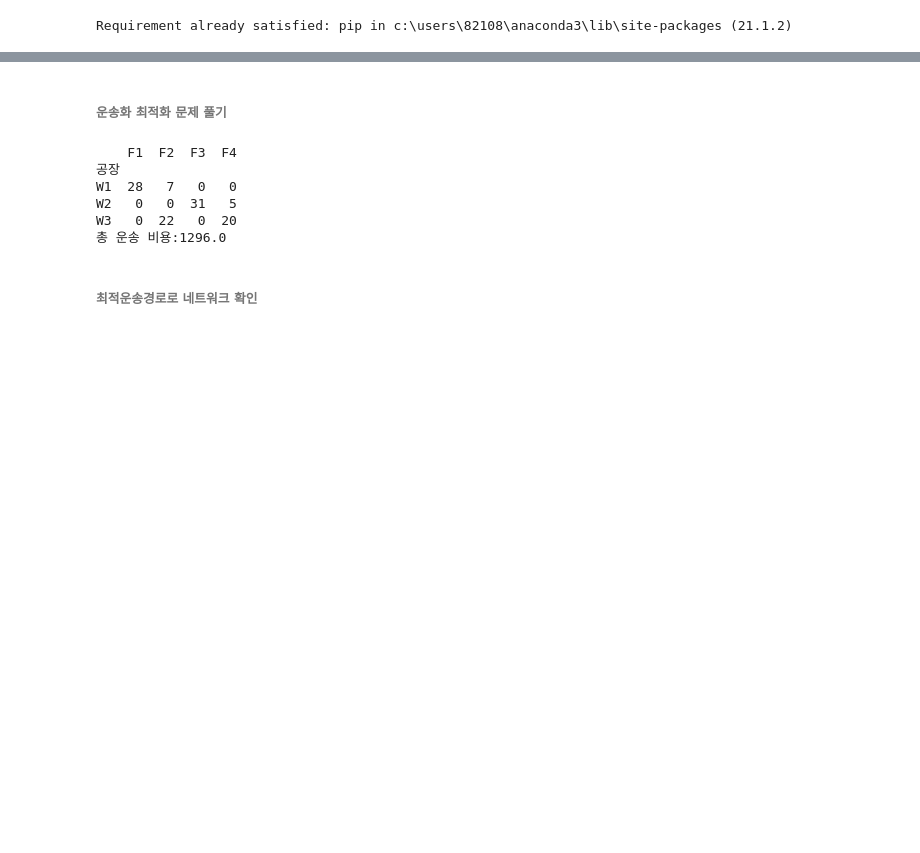
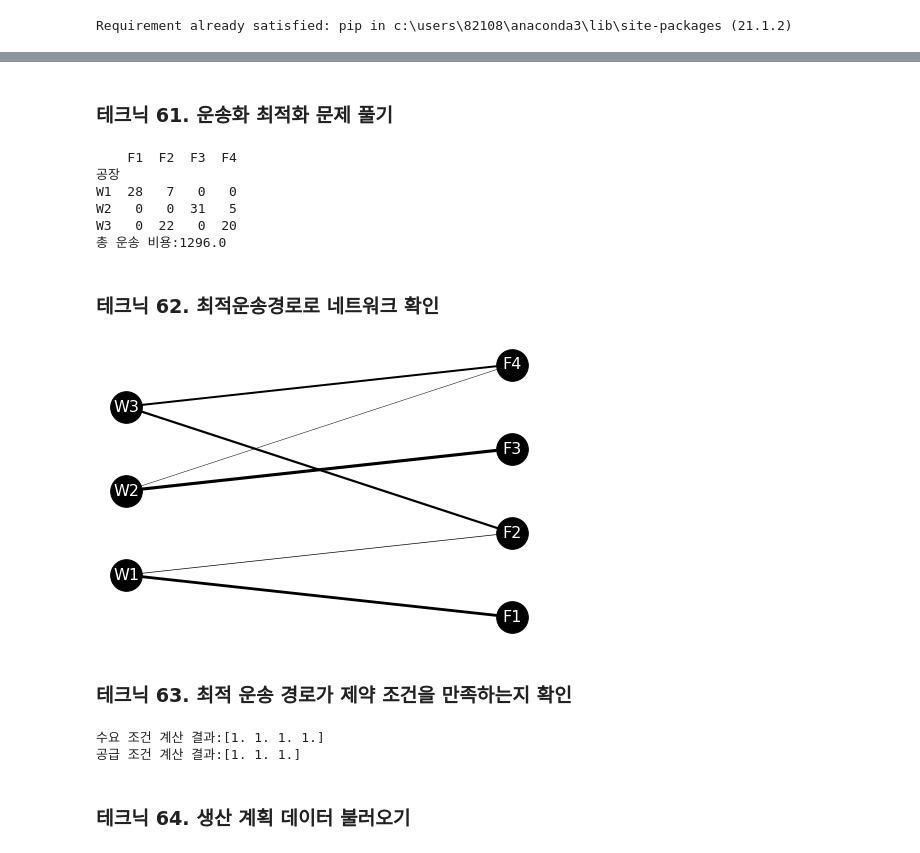
Before and after one commit to sohyun-alicia/dataAnalysisPython, a Jupyter notebook: chapter7/ch7_practice.ipynb, the cells around one changed output, grey strips where cells are left out. Drawn from its saved outputs; the diff is of its cells as text; code cells hidden in the pictures; blank space fills up the shorter version.

```diff
--- a/chapter7/ch7_practice.ipynb
+++ b/chapter7/ch7_practice.ipynb
@@ -26,5 +19,5 @@ pytest-astropy 0.8.0 requires pytest-filter-subpackage>=0.1, which is not instal
 # %% [markdown]
-###### 운송화 최적화 문제 풀기
+### 테크닉 61. 운송화 최적화 문제 풀기
 # %%
 import numpy as np
 import pandas as pd
@@ -72,33 +65,89 @@ W2   0   0  31   5
 W3   0  22   0  20
 총 운송 비용:1296.0
 # %% [markdown]
-###### 최적운송경로로 네트워크 확인
+### 테크닉 62. 최적운송경로로 네트워크 확인
 # %%
 import pandas as pd
 import numpy as np
 import matplotlib.pyplot as plt
 import networkx as nx
 
 # 데이터 불러오기
 df_tr = df_tr_sol.copy()
 df_pos = pd.read_csv('trans_route_pos.csv')
 
 # 객체 생성
 G = nx.Graph()
 
 # 노드 설정
 for i in range(len(df_pos.columns)):
     G.add_node(df_pos.columns[i])
 
 # 엣지 설정 & 엣지의 가중치 리스트화
 num_pre = 0
 edge_weights = []
 size = 0.1
 for i in range(len(df_pos.columns)):
     for j in range(len(df_pos.columns)):
         if not (i==j):
             # 엣지 추가
             G.add_edge(df_pos.columns[i],df_pos.columns[j])
             # 엣지 가중치 추가
             if num_pre<len(G.edges):
                 num_pre = len(G.edges)
+                weight = 0
+                if (df_pos.columns[i] in df_tr.columns)and(df_pos.columns[j] in df_tr.index):
+                    if df_tr[df_pos.columns[i]][df_pos.columns[j]]:
+                        weight = df_tr[df_pos.columns[i]][df_pos.columns[j]]*size
+                elif(df_pos.columns[j] in df_tr.columns)and(df_pos.columns[i] in df_tr.index):
+                    if df_tr[df_pos.columns[j]][df_pos.columns[i]]:
+                        weight = df_tr[df_pos.columns[j]][df_pos.columns[i]]*size
+                edge_weights.append(weight)
+
+
+# 좌표 설정
+pos = {}
+for i in range(len(df_pos.columns)):
+    node = df_pos.columns[i]
+    pos[node] = (df_pos[node][0],df_pos[node][1])
+
+# 그리기
+nx.draw(G, pos, with_labels=True,font_size=16, node_size = 1000, node_color='k', font_color='w', width=edge_weights)
+
+# 표시
+plt.show()
+# %% [output]
+[figure, added]
+# %% [markdown]
+### 테크닉 63. 최적 운송 경로가 제약 조건을 만족하는지 확인
+# %%
+# 데이터 불러오기
+df_demand = pd.read_csv('demand.csv')
+df_supply = pd.read_csv('supply.csv')
+
+# 제약조건 계산함수
+# 수요측
+def condition_demand(df_tr,df_demand):
+    flag = np.zeros(len(df_demand.columns))
+    for i in range(len(df_demand.columns)):
+        temp_sum = sum(df_tr[df_demand.columns[i]])
+        if (temp_sum>=df_demand.iloc[0][i]):
+            flag[i] = 1
+    return flag
+
+# 공급측
+def condition_supply(df_tr,df_supply):
+    flag = np.zeros(len(df_supply.columns))
+    for i in range(len(df_supply.columns)):
+        temp_sum = sum(df_tr.loc[df_supply.columns[i]])
+        if temp_sum<=df_supply.iloc[0][i]:
+            flag[i] = 1
+    return flag
+
+print("수요 조건 계산 결과:"+str(condition_demand(df_tr_sol,df_demand)))
+print("공급 조건 계산 결과:"+str(condition_supply(df_tr_sol,df_supply)))
+# %% [output]
+수요 조건 계산 결과:[1. 1. 1. 1.]
+공급 조건 계산 결과:[1. 1. 1.]
+# %% [markdown]
+### 테크닉 64. 생산 계획 데이터 불러오기
```
Also changed, not shown: parts of 14 cells of this notebook, 5 other files.
